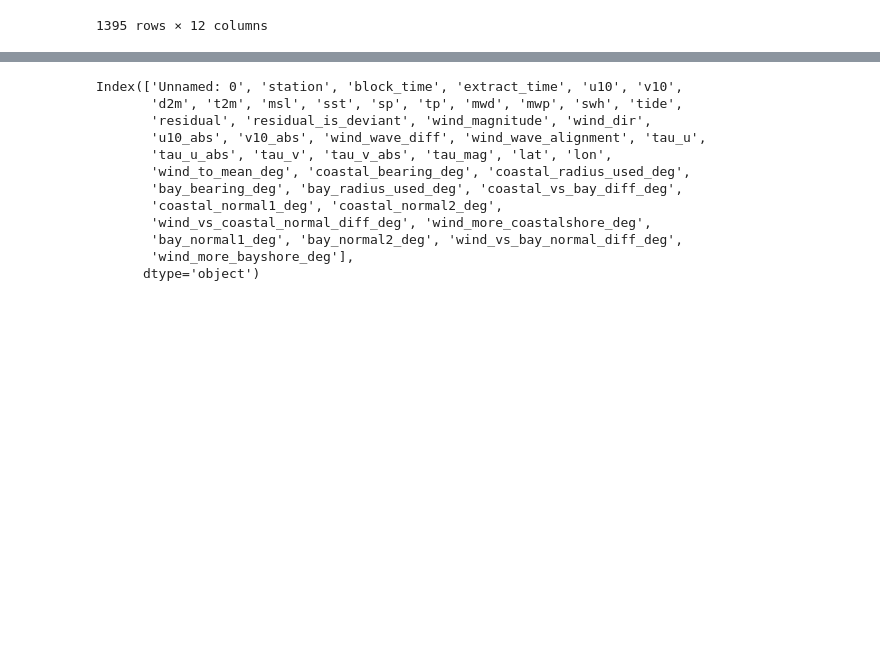
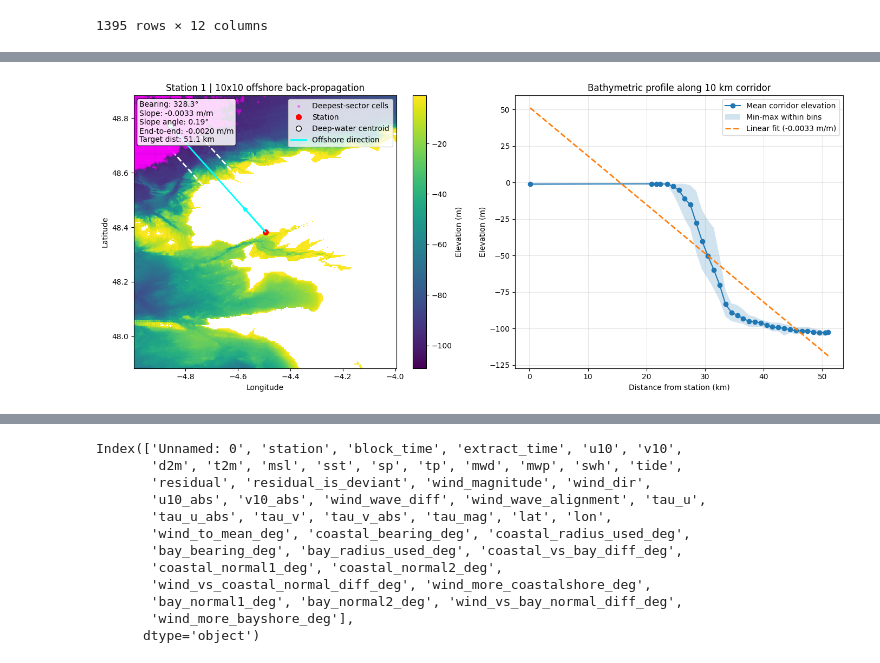
Before and after one commit to lisanneblok/ESL, a Jupyter notebook: notebooks/AGeneratefulldf/ALLVARS copy.ipynb, the cells around one changed output, grey strips where cells are left out. Drawn from its saved outputs; the diff is of its cells as text; code cells hidden in the pictures; blank space fills up the shorter version.

```diff
--- a/notebooks/AGeneratefulldf/ALLVARS copy.ipynb
+++ b/notebooks/AGeneratefulldf/ALLVARS copy.ipynb
@@ -257,0 +769,19 @@ summary_df
+# %%
+row = stats_df.iloc[0]
+sid = row["station"]
+slat = float(row["lat"])
+slon = float(row["lon"])
+
+tile = tile_lookup[(sid, "10x10")]
+
+result, profile_df, corridor_df, deep_mask = offshore_direction_and_slope(
+    tile,
+    slat,
+    slon,
+    deepest_quantile=0.10,
+    corridor_width_km=10.0,
+    land_thresh=-0.5,
+    bin_size_m=1000.0
+)
+
+print(result)
@@ -257,0 +971,30 @@ summary_df
+# %%
+row = stats_df.iloc[0]
+sid = row["station"]
+slat = float(row["lat"])
+slon = float(row["lon"])
+tile = tile_lookup[(sid, "1x1")]
+
+result, profile_df, corridor_df, deep_mask = offshore_direction_and_slope(
+    tile,
+    slat,
+    slon,
+    deepest_quantile=0.10,
+    corridor_width_km=10.0,
+    land_thresh=-0.5,
+    bin_size_m=1000.0,
+)
+
+plot_offshore_direction_and_slope(
+    tile,
+    slat,
+    slon,
+    result,
+    profile_df,
+    corridor_df,
+    deep_mask,
+    corridor_width_km=10.0,
+    title=f"Station {sid} | 10x10 offshore back-propagation",
+)
+# %% [output]
+[figure, added]
```
Also changed, not shown: parts of 34 cells of this notebook, 2 other files.
